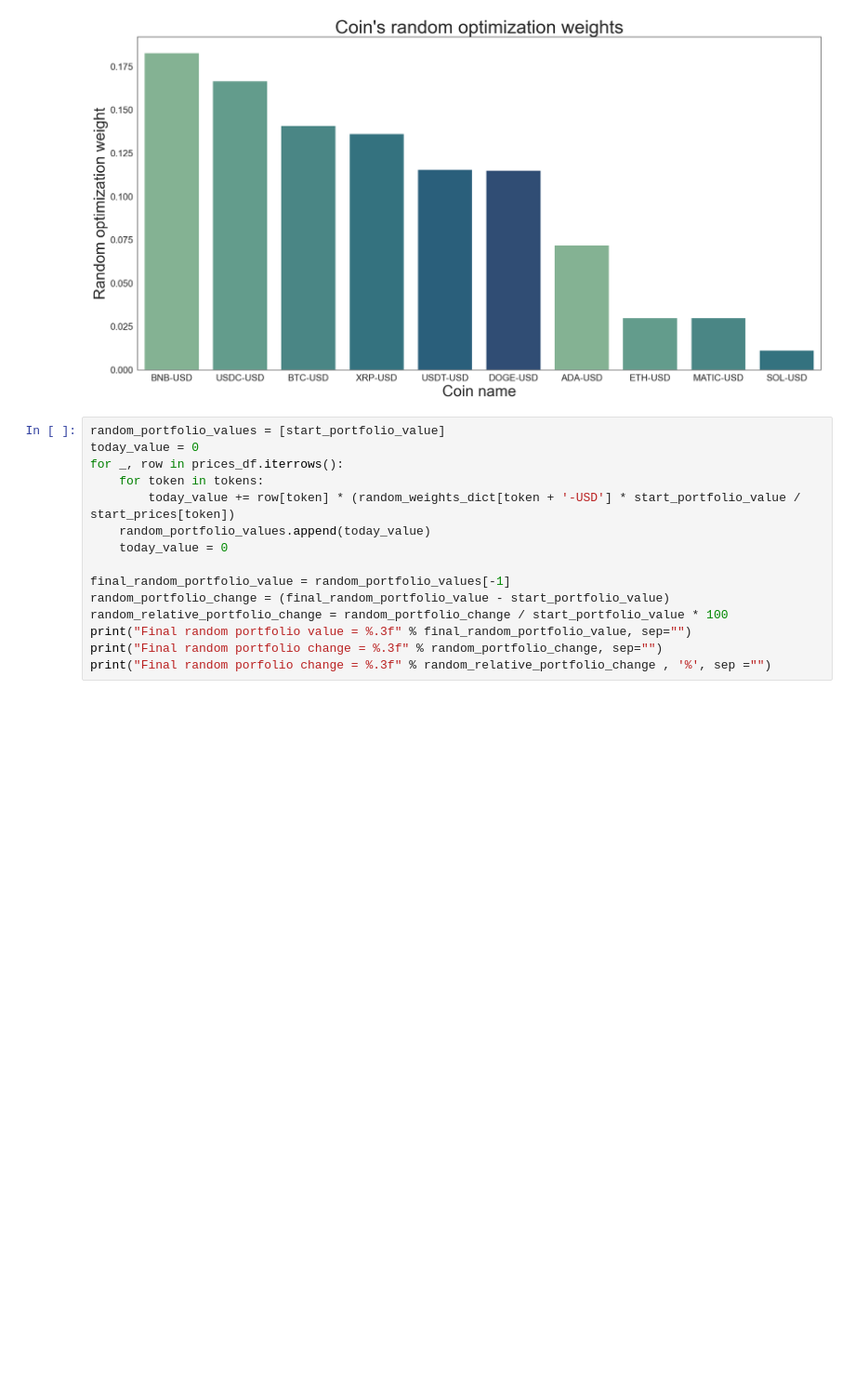
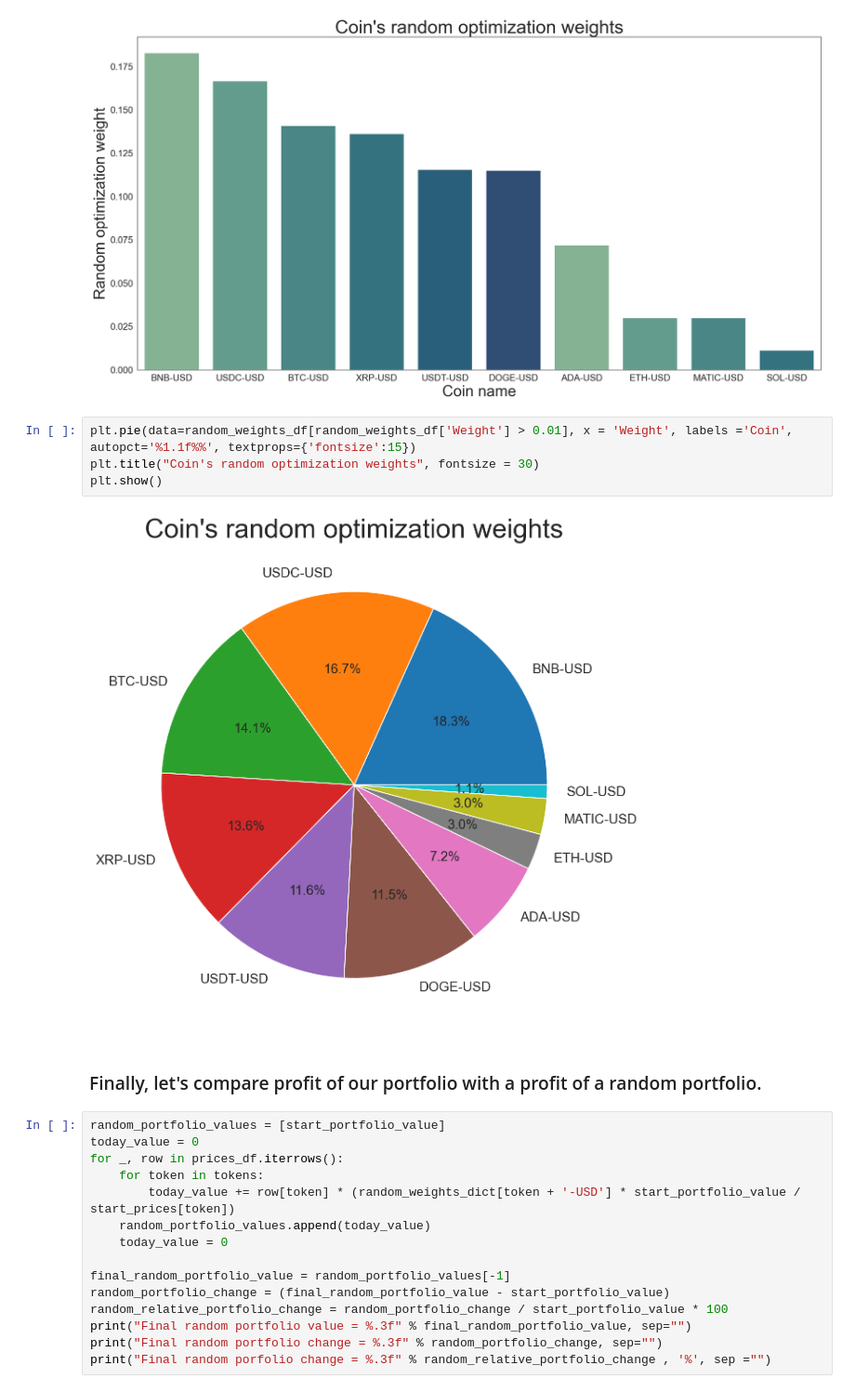
Before and after one commit to hipokratus1/Black-Litterman-Optimization, a Jupyter notebook: backtest_result.ipynb, the cells around one changed output. Shown at 93% size. Cells and saved outputs as stored; diff of their text form; blank space fills up the shorter version.

```diff
--- a/backtest_result.ipynb
+++ b/backtest_result.ipynb
@@ -227,6 +225,14 @@ plt.yticks(fontsize = 15)
 plt.show()
 # %% [output]
 [figure]
+# %%
+plt.pie(data=random_weights_df[random_weights_df['Weight'] > 0.01], x = 'Weight', labels ='Coin', autopct='%1.1f%%', textprops={'fontsize':15})
+plt.title("Coin's random optimization weights", fontsize = 30)
+plt.show()
+# %% [output]
+[figure, added]
+# %% [markdown]
+### Finally, let's compare profit of our portfolio with a profit of a random portfolio. ###
 # %%
 random_portfolio_values = [start_portfolio_value]
 today_value = 0
```
Also changed, not shown: parts of 7 cells of this notebook.
